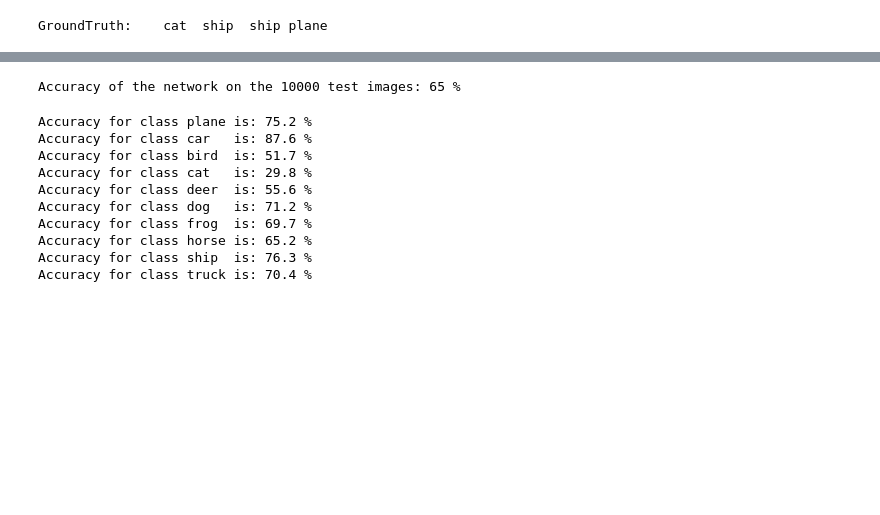
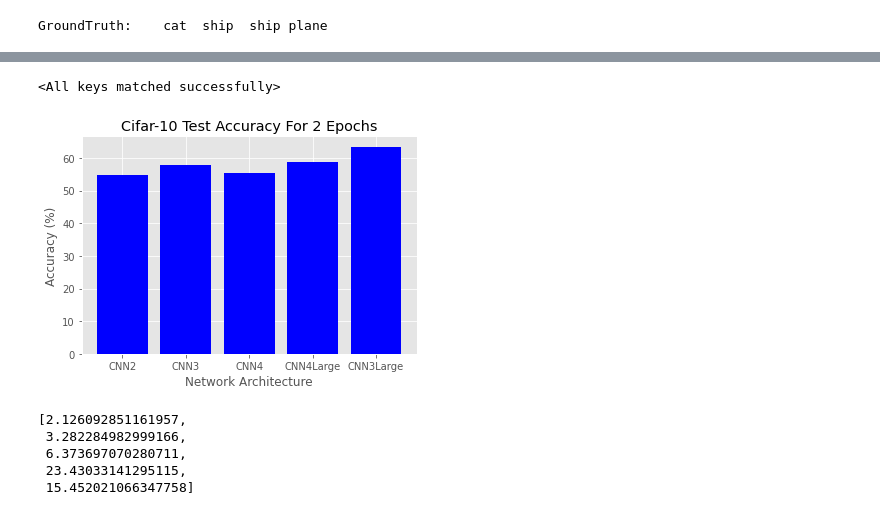
Before and after one commit to jjames71396/Cifar10_Classifier_Experiments, a Jupyter notebook: Cifar10_Experiments.ipynb, the cells around one changed output, grey strips where cells are left out. Drawn from its saved outputs; the diff is of its cells as text; code cells hidden in the pictures; blank space fills up the shorter version.

Commit message:
Update Cifar10_Experiments.ipynb
Plots of accuracy and training time added

```diff
--- a/Cifar10_Experiments.ipynb
+++ b/Cifar10_Experiments.ipynb
@@ -63,6 +63,11 @@ print(' '.join('%5s' % classes[labels[j]] for j in range(batch_size)))
+# %%
+times = []
+accuracy_scores = []
+networks = ["CNN2", "CNN3", "CNN4", "CNN4Large", "CNN3Large"]
 # %%
 import torch.nn as nn
 import torch.nn.functional as F
+import time
 
 
 class Net(nn.Module):
@@ -70,23 +75,20 @@ class Net(nn.Module):
         super().__init__()
         self.conv1 = nn.Conv2d(3, 6, 5)
         self.pool = nn.MaxPool2d(2, 2)
-        self.conv2 = nn.Conv2d(6, 16, 3)
-        self.fc1 = nn.Linear(16 * 6 * 6, 120)
+        self.conv2 = nn.Conv2d(6, 16, 5)
+        self.fc1 = nn.Linear(16 * 5 * 5, 120)
         self.fc2 = nn.Linear(120, 84)
         self.fc3 = nn.Linear(84, 10)
 
     def forward(self, x):
         x = self.pool(F.relu(self.conv1(x)))
-        #print(x.shape)
         x = self.pool(F.relu(self.conv2(x)))
-        #print(x.shape)
         x = torch.flatten(x, 1) # flatten all dimensions except batch
         x = F.relu(self.fc1(x))
         x = F.relu(self.fc2(x))
         x = self.fc3(x)
         return x
 
-
 net = Net()
 # %%
 import torch.optim as optim
@@ -148,6 +150,3 @@ print('GroundTruth: ', ' '.join('%5s' % classes[labels[j]] for j in range(4)))
 # %% [output]
 [figure]
 GroundTruth:    cat  ship  ship plane
-# %%
-net = Net()
-net.load_state_dict(torch.load(PATH))
@@ -528,17 +479,0 @@ Finished Training
-# %%
-test()
-# %% [output]
-Accuracy of the network on the 10000 test images: 65 %
-# %%
-accuracy_by_class()
-# %% [output]
-Accuracy for class plane is: 75.2 %
-Accuracy for class car   is: 87.6 %
-Accuracy for class bird  is: 51.7 %
-Accuracy for class cat   is: 29.8 %
-Accuracy for class deer  is: 55.6 %
-Accuracy for class dog   is: 71.2 %
-Accuracy for class frog  is: 69.7 %
-Accuracy for class horse is: 65.2 %
-Accuracy for class ship  is: 76.3 %
-Accuracy for class truck is: 70.4 %
@@ -544,0 +483,35 @@ Accuracy for class truck is: 70.4 %
+# %%
+net = ThreeLayerLargeNet()
+net.load_state_dict(torch.load(PATH))
+# %% [output]
+<All keys matched successfully>
+# %%
+import matplotlib.pyplot as plt
+%matplotlib inline
+
+plt.style.use('ggplot')
+
+x_pos = [i for i, _ in enumerate(networks)]
+
+plt.bar(x_pos, accuracy_scores, color='blue')
+plt.xlabel("Network Architecture")
+plt.ylabel("Accuracy (%)")
+plt.title("Cifar-10 Test Accuracy For 2 Epochs")
+
+plt.xticks(x_pos, networks)
+
+plt.show()
+# %% [output]
+[figure, added]
+# %%
+times_mins = []
+for x in range(len(times)):
+  temp = times[x]/60
+  times_mins.append(temp)
+times_mins
+# %% [output]
+[2.126092851161957,
+ 3.282284982999166,
+ 6.373697070280711,
+ 23.43033141295115,
+ 15.452021066347758]
```
Also changed, not shown: parts of 35 cells of this notebook.
